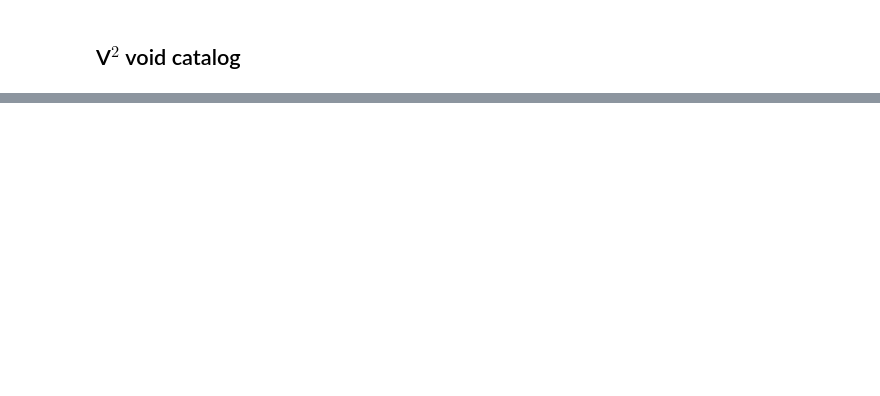
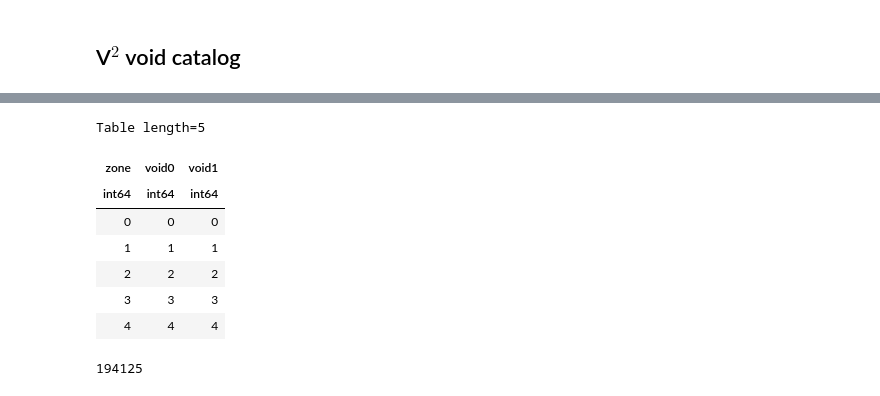
Before and after one commit to DESI-UR/Void_analysis, a Jupyter notebook: nb/Lorenzo/compare_v2.catalogs.ipynb, the cells around one changed output, grey strips where cells are left out. Cells and saved outputs as stored; diff of their text form; code cells hidden in the pictures; blank space fills up the shorter version.

```diff
--- a/nb/Lorenzo/compare_v2.catalogs.ipynb
+++ b/nb/Lorenzo/compare_v2.catalogs.ipynb
@@ -41,0 +52,15 @@ for i in range(len(V2_gz)):
+# %%
+V2_zonevoids[:5]
+# %% [output]
+Table length=5
+| zone | void0 | void1 |
+| int64 | int64 | int64 |
+| 0 | 0 | 0 |
+| 1 | 1 | 1 |
+| 2 | 2 | 2 |
+| 3 | 3 | 3 |
+| 4 | 4 | 4 |
+# %%
+len(V2_gz)
+# %% [output]
+194125
```
Also changed, not shown: parts of 73 cells of this notebook.
